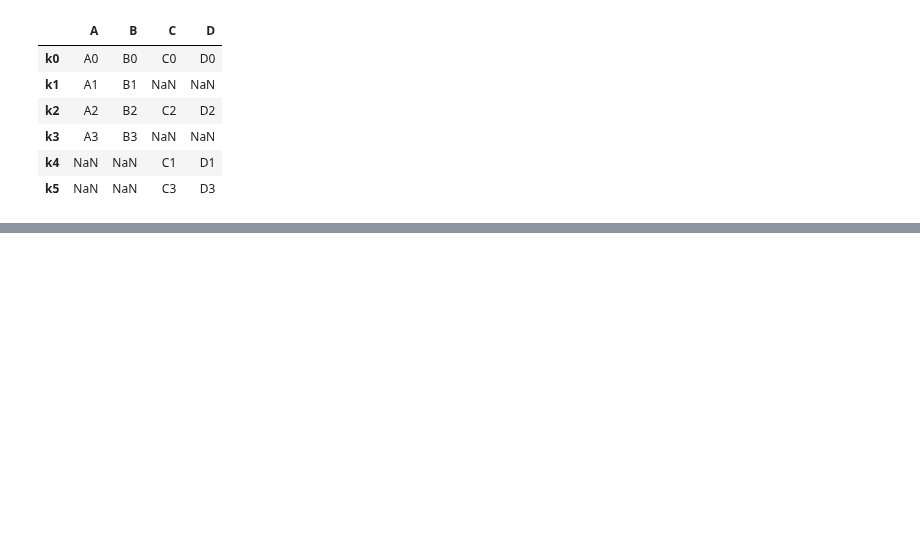
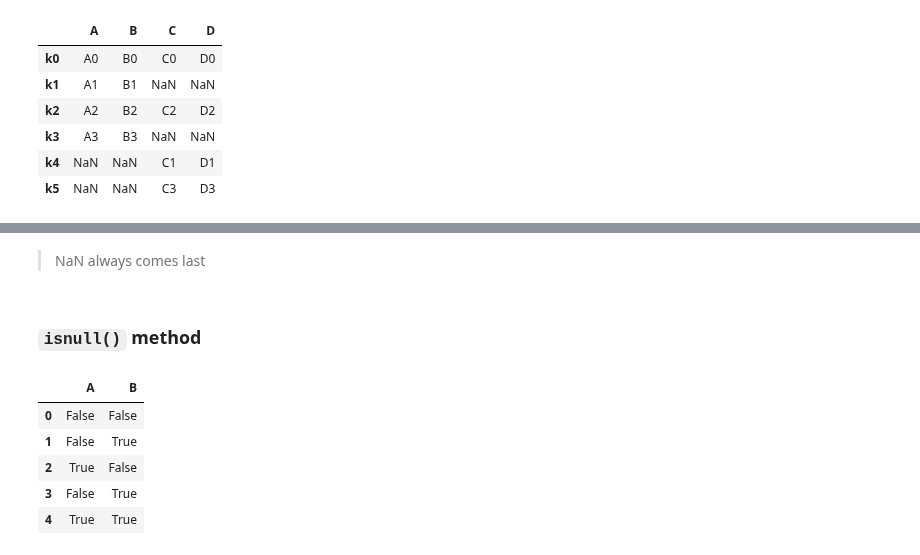
Before and after one commit to abhimanyus1997/ML-Basics, a Jupyter notebook: misc-notebooks/Pandas - Basics.ipynb, the cells around one changed output, grey strips where cells are left out. Saved outputs shown, nothing was run; the diff lists cells and outputs as text; code cells hidden in the pictures; blank space fills up the shorter version.

```diff
--- a/misc-notebooks/Pandas - Basics.ipynb
+++ b/misc-notebooks/Pandas - Basics.ipynb
@@ -1433,0 +1618,13 @@ display(joined_df)
+# %% [markdown]
+> NaN always comes last
+# %% [markdown]
+### `isnull()` method
+# %%
+df.isnull()
+# %% [output]
+|  | A | B |
+| 0 | False | False |
+| 1 | False | True |
+| 2 | True | False |
+| 3 | False | True |
+| 4 | True | True |
```
Also changed, not shown: parts of 30 cells of this notebook, 1 other file.
